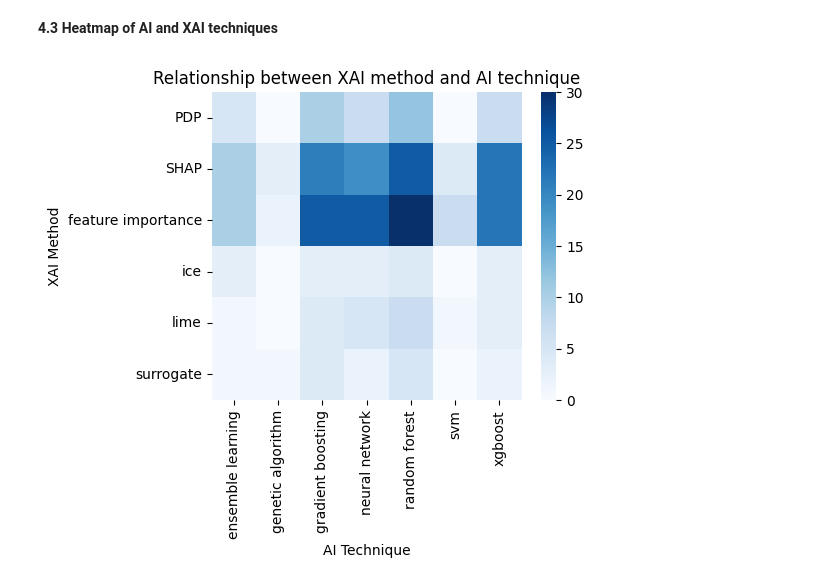
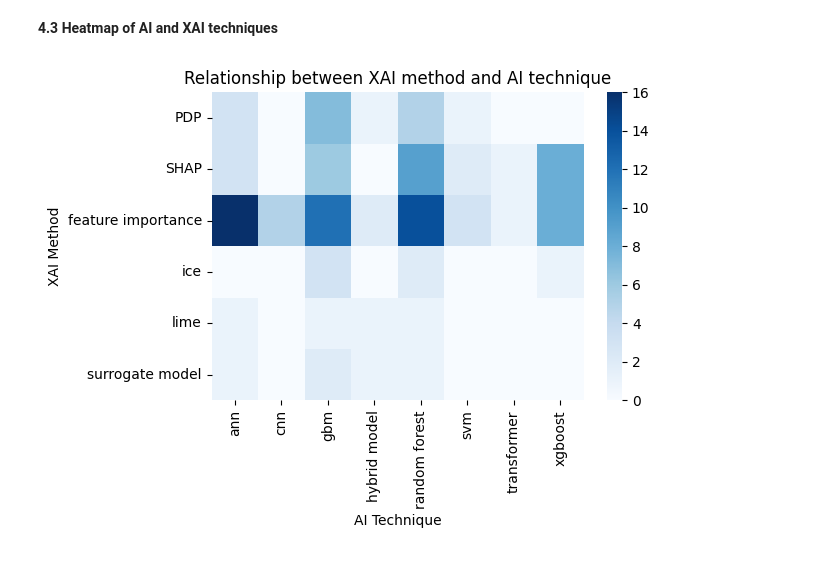
Before and after one commit to bart-custers/research_paper_AI_insurance, a Jupyter notebook: notebooks/Research_paper_XAI_insurance.ipynb, the cells around one changed output. Saved outputs shown, nothing was run; the diff lists cells and outputs as text; code cells hidden in the pictures.

```diff
--- a/notebooks/Research_paper_XAI_insurance.ipynb
+++ b/notebooks/Research_paper_XAI_insurance.ipynb
@@ -153,6 +153,9 @@ df = pd.DataFrame(pdf_word_counts)
 XAI_techniques = word_dict[word_dict['Design'] == 'XAI_technique']['Interest_word'].to_list()
 
 df['XAI_used?'] = np.where(df[XAI_techniques].sum(axis=1) > 2,1,0)
+# %%
+#Optional: load the reviewed df
+df = pd.read_excel('C:/Users/bart_/Documents/Ethical_AI/Assignment/Literature_review.xlsx', sheet_name='chk_word_counts')
 # %%
 df
 # %% [output]
@@ -269,11 +272,11 @@ plt.show()
 word_dict = pd.melt(df, id_vars=['title'], var_name='Interest_word', value_name='Count')
 word_dict['Design'] = word_dict['Interest_word'].apply(
     lambda x: 'Post-hoc explainability' if x in [
-        'random forest', 'gradient boosting', 'xgboost',
-        'neural network', 'svm', 'genetic algorithm', 'ensemble learning'
+        'random forest', 'xgboost','gbm', 'ann', 'cnn', 'svm',
+        'genetic algorithm', 'reinforcement learning', 'transformer', 'hybrid model'
     ] else ('XAI_technique' if x in [
-        'lime', 'shapley', 'shap', 'partial dependence plots', 'pdp',
-        'feature importance', 'surrogate', 'variable importance', 'ice'
+        'lime', 'shap', 'partial dependence plots',
+        'feature importance', 'surrogate model', 'variable importance', 'ice', 'hybrid model'
     ] else 'Other')
 )
 
@@ -288,32 +291,32 @@ melted_df = melted_df[melted_df['Count'] > 0]
 
 # Separate AI and XAI techniques
 melted_df['Category'] = melted_df['Technique'].apply(lambda x: 'AI' if x in AI_techniques else 'XAI')
 
 # Create AI-XAI combinations
 ai_xai_combinations = melted_df.pivot_table(index='title', columns='Category', values='Technique', aggfunc=lambda x: list(x)).dropna()
 
 # Explode to create all combinations of AI and XAI techniques for each title
 ai_xai_combinations = ai_xai_combinations.explode('AI').explode('XAI').dropna().reset_index()
 
 # Map similar XAI techniques
 xai_mapping = {
     'shapley': 'SHAP',
     'shap': 'SHAP',
     'partial dependence plots': 'PDP',
     'pdp': 'PDP',
     'variable importance':'feature importance'
 }
 ai_xai_combinations['XAI'] = ai_xai_combinations['XAI'].replace(xai_mapping)
 
 # Counts
 heatmap_data = ai_xai_combinations.groupby(['XAI', 'AI']).size().unstack(fill_value=0)
 
 # Plot the heatmap
-plt.figure(figsize=(5, 4))
+plt.figure(figsize=(6, 4))
 sns.heatmap(heatmap_data, annot=False, cmap='Blues', cbar=True, fmt='d')
 plt.title('Relationship between XAI method and AI technique')
 plt.xlabel('AI Technique')
 plt.ylabel('XAI Method')
 plt.show()
 # %% [output]
-[figure, old version]
+[figure, new version]
```
Also changed, not shown: parts of 5 cells of this notebook.
